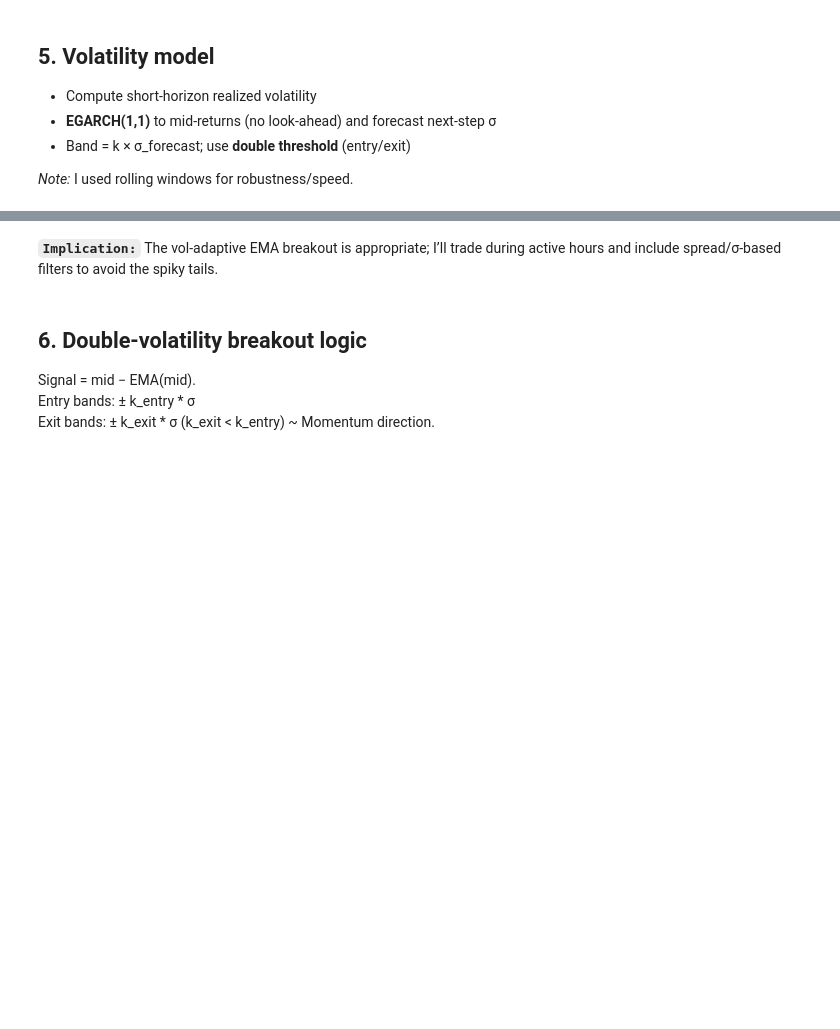
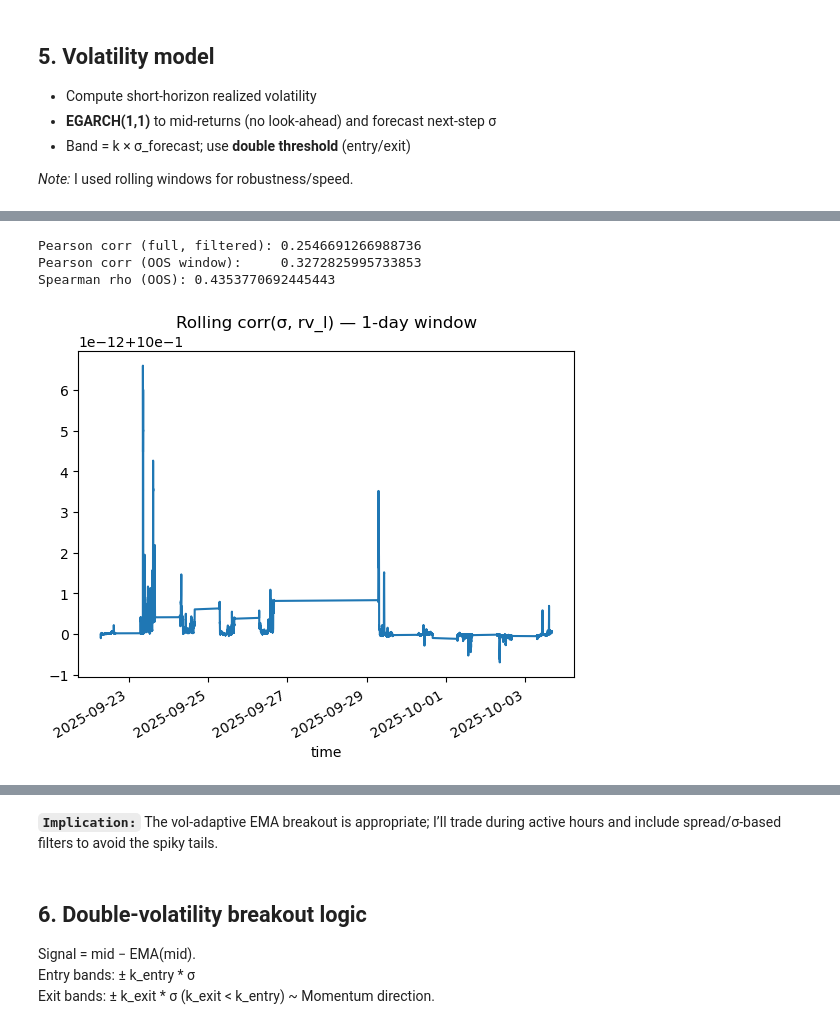
Before and after one commit to Paula-gwn/Applied_finance, a Jupyter notebook: Investment_strategy.ipynb, the cells around one changed output, grey strips where cells are left out. Cells and saved outputs as stored; diff of their text form; code cells hidden in the pictures; blank space fills up the shorter version.

```diff
--- a/eurpln_double_vol_breakout-Copy1.ipynb
+++ b/Investment_strategy.ipynb
@@ -546,3 +542,42 @@ Name: sigma, dtype: float64
+# %%
+# Align sample and filters before correlation
+df = s1[["time","sigma","rv_l","bid","ask"]].dropna().copy()
+
+# use the same hours/weekdays mask you trade on
+local  = df["time"].dt.tz_convert("Europe/Warsaw")
+hours  = local.dt.hour.between(9, 17)   # 09:00–17:00
+wkday  = local.dt.weekday.isin({0,1,2,3,4})
+df     = df[hours & wkday]
+
+# the same spread-health filter I used earlier
+half_spread_ratio = (df["ask"] - df["bid"]) / (2.0 * df["time"].index.size*0 + 2.0)  # or reuse what you computed
+# if you gated σ/entry by spread elsewhere, gate here similarly or drop this step for a pure σ↔rv_l check
+
+# same σ floor/cap you applied during Step 5
+lower = s1["rv_l"].quantile(0.05)
+upper = df["sigma"].quantile(0.995)
+df["sigma"] = df["sigma"].clip(lower=lower, upper=upper)
+
+# fixed evaluation window (example: your last OOS dates)
+OOS_START = pd.Timestamp("2025-09-22", tz="UTC")
+OOS_END   = pd.Timestamp("2025-10-06", tz="UTC")
+mask = (df["time"]>=OOS_START) & (df["time"]<OOS_END)
+df_oos = df.loc[mask]
+
+print("Pearson corr (full, filtered):", df["sigma"].corr(df["rv_l"]))
+print("Pearson corr (OOS window):    ", df_oos["sigma"].corr(df_oos["rv_l"]))
+
+# Robust alternatives
+print("Spearman rho (OOS):", df_oos["sigma"].rank().corr(df_oos["rv_l"].rank()))
+
+# Rolling correlation to see regime shifts (e.g., 1 trading day at 1-min = ~390 bars)
+roll = df_oos.set_index("time")[["sigma","rv_l"]].rolling(390).corr().unstack().iloc[:,1]
+roll.plot(title="Rolling corr(σ, rv_l) — 1-day window"); plt.show()
+# %% [output]
+Pearson corr (full, filtered): 0.2546691266988736
+Pearson corr (OOS window):     0.3272825995733853
+Spearman rho (OOS): 0.4353770692445443
+[figure, added]
 # %%
 # 1) sigma vs rv_l: they should be strongly related
 print("corr(sigma, rv_l) =", s1["sigma"].corr(s1["rv_l"]))
```
Also changed, not shown: parts of 21 cells of this notebook, 2 other files.
